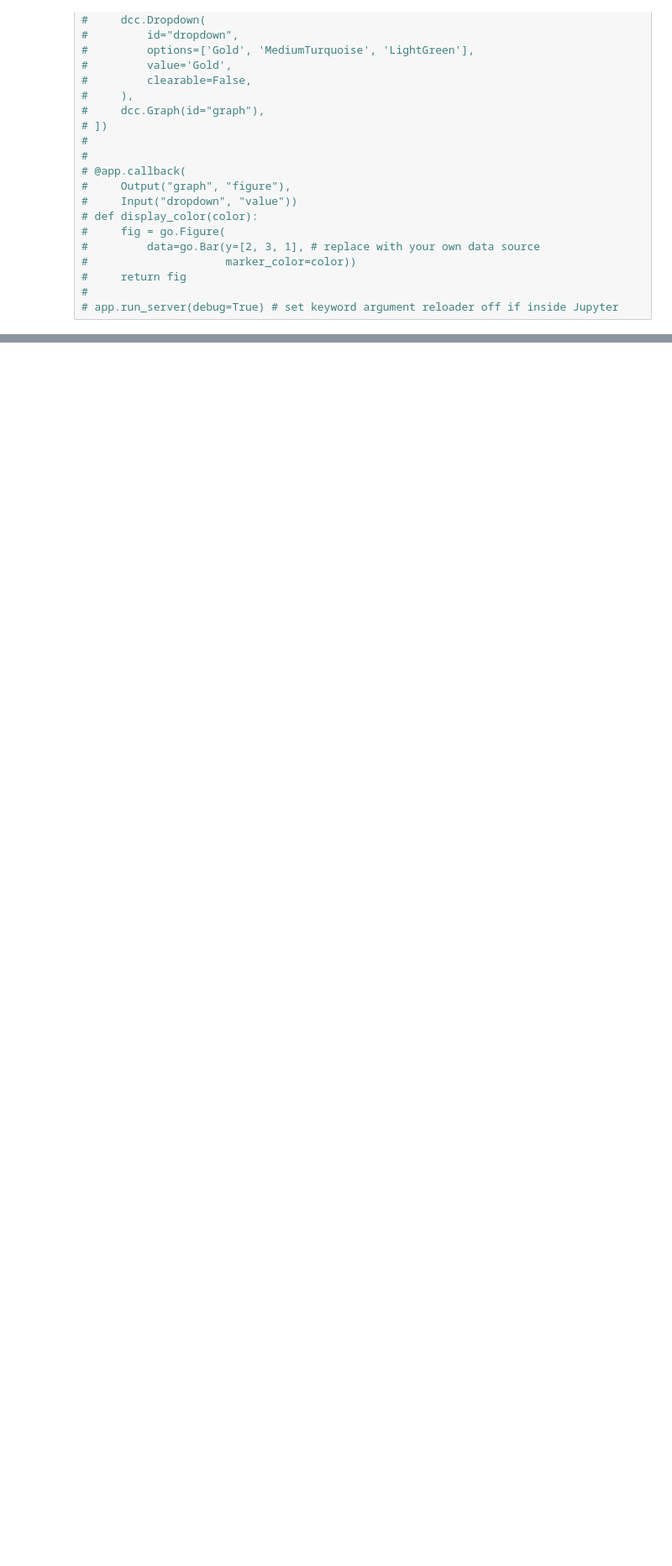
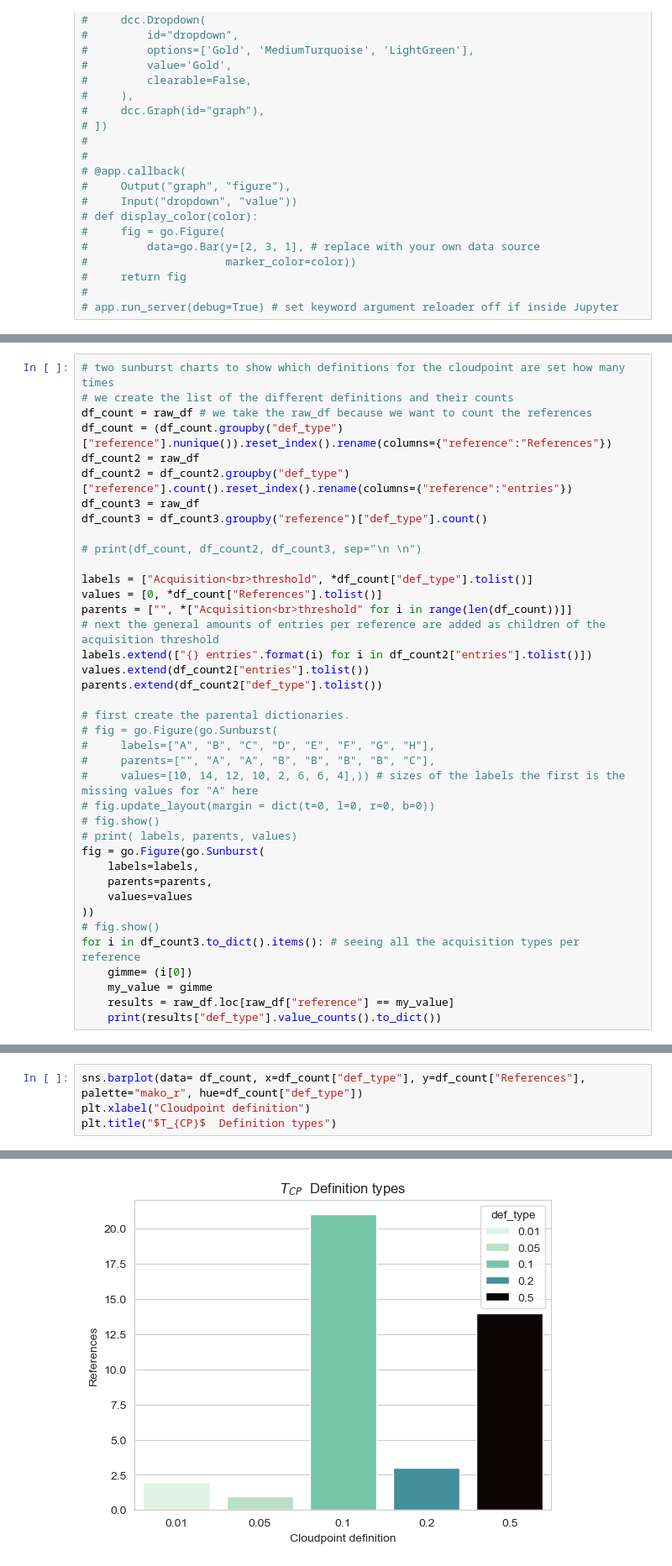
Before and after one commit to Bizbalt/PFP, a Jupyter notebook: examples/cloud_point/data_curation_and analysis.ipynb, the cells around one changed output, grey strips where cells are left out. Shown at 84% size. Saved outputs shown, nothing was run; the diff lists cells and outputs as text; blank space fills up the shorter version.

Commit message:
:construction: illustration of the reference t_cp acquisition

```diff
--- a/examples/cloud_point/data_curation_and analysis.ipynb
+++ b/examples/cloud_point/data_curation_and analysis.ipynb
@@ -184,0 +186,39 @@ figure.show()
+# %%
+# two sunburst charts to show which definitions for the cloudpoint are set how many times
+# we create the list of the different definitions and their counts
+df_count = raw_df # we take the raw_df because we want to count the references
+df_count = (df_count.groupby("def_type") ["reference"].nunique()).reset_index().rename(columns={"reference":"References"})
+df_count2 = raw_df
+df_count2 = df_count2.groupby("def_type")["reference"].count().reset_index().rename(columns={"reference":"entries"})
+df_count3 = raw_df
+df_count3 = df_count3.groupby("reference")["def_type"].count()
+
+# print(df_count, df_count2, df_count3, sep="\n \n")
+
+labels = ["Acquisition<br>threshold", *df_count["def_type"].tolist()]
+values = [0, *df_count["References"].tolist()]
+parents = ["", *["Acquisition<br>threshold" for i in range(len(df_count))]]
+# next the general amounts of entries per reference are added as children of the acquisition threshold
+labels.extend(["{} entries".format(i) for i in df_count2["entries"].tolist()])
+values.extend(df_count2["entries"].tolist())
+parents.extend(df_count2["def_type"].tolist())
+
+# first create the parental dictionaries.
+# fig = go.Figure(go.Sunburst(
+#     labels=["A", "B", "C", "D", "E", "F", "G", "H"],
+#     parents=["", "A", "A", "B", "B", "B", "B", "C"],
+#     values=[10, 14, 12, 10, 2, 6, 6, 4],)) # sizes of the labels the first is the missing values for "A" here
+# fig.update_layout(margin = dict(t=0, l=0, r=0, b=0))
+# fig.show()
+# print( labels, parents, values)
+fig = go.Figure(go.Sunburst(
+    labels=labels,
+    parents=parents,
+    values=values
+))
+# fig.show()
+for i in df_count3.to_dict().items(): # seeing all the acquisition types per reference
+    gimme= (i[0])
+    my_value = gimme
+    results = raw_df.loc[raw_df["reference"] == my_value]
+    print(results["def_type"].value_counts().to_dict())
@@ -184,0 +243,5 @@ figure.show()
+# %%
+sns.barplot(data= df_count, x=df_count["def_type"], y=df_count["References"], palette="mako_r", hue=df_count["def_type"])
+plt.xlabel("Cloudpoint definition")
+plt.title("$T_{CP}$  Definition types")
+# %% [output]
@@ -184,0 +249 @@ figure.show()
+[figure, added]
```
Also changed, not shown: parts of 5 cells of this notebook.
